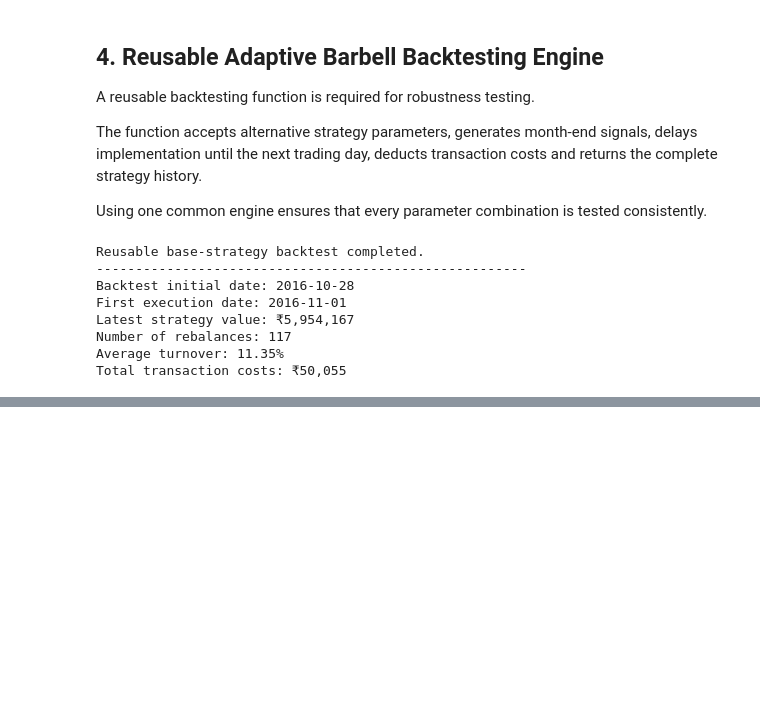
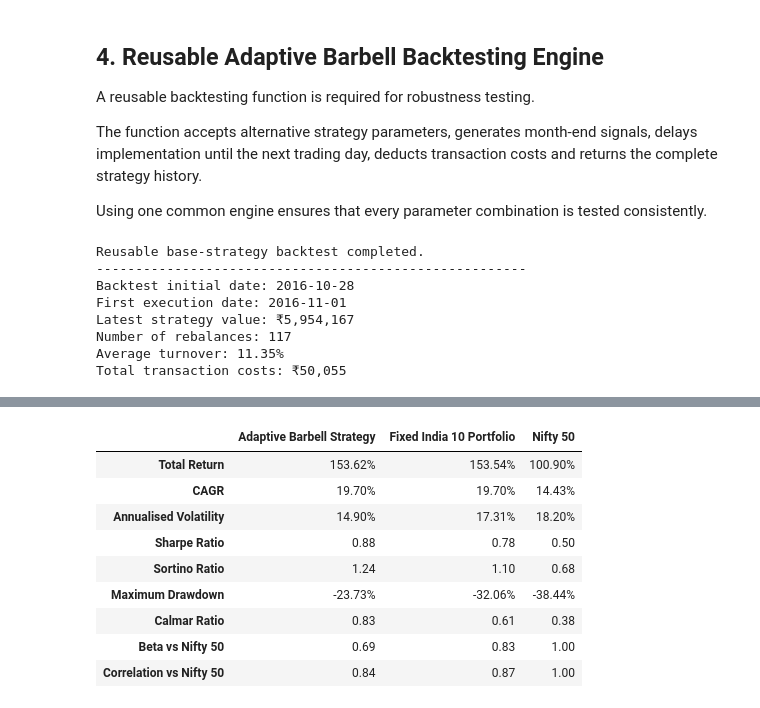
Before and after one commit to Rohil121/bharat-portfolio-lab, a Jupyter notebook: notebooks/03_robustness_testing.ipynb, the cells around one changed output, grey strips where cells are left out. Cells and saved outputs as stored; diff of their text form; code cells hidden in the pictures; blank space fills up the shorter version.

```diff
--- a/notebooks/03_robustness_testing.ipynb
+++ b/notebooks/03_robustness_testing.ipynb
@@ -1125,0 +1502,73 @@ Total transaction costs: ₹50,055
+# %%
+def format_metrics_table(metrics_table):
+
+    selected_metrics = metrics_table.loc[
+        [
+            "Total Return",
+            "CAGR",
+            "Annualised Volatility",
+            "Sharpe Ratio",
+            "Sortino Ratio",
+            "Maximum Drawdown",
+            "Calmar Ratio",
+            "Beta vs Nifty 50",
+            "Correlation vs Nifty 50",
+        ]
+    ].copy()
+
+    formatted_table = (
+        selected_metrics
+        .copy()
+        .astype(object)
+    )
+
+    percentage_metrics = [
+        "Total Return",
+        "CAGR",
+        "Annualised Volatility",
+        "Maximum Drawdown",
+    ]
+
+    ratio_metrics = [
+        "Sharpe Ratio",
+        "Sortino Ratio",
+        "Calmar Ratio",
+        "Beta vs Nifty 50",
+        "Correlation vs Nifty 50",
+    ]
+
+    for column in formatted_table.columns:
+
+        for metric in percentage_metrics:
+            formatted_table.loc[
+                metric,
+                column,
+            ] = (
+                f"{selected_metrics.loc[metric, column]:.2%}"
+            )
+
+        for metric in ratio_metrics:
+            formatted_table.loc[
+                metric,
+                column,
+            ] = (
+                f"{selected_metrics.loc[metric, column]:.2f}"
+            )
+
+    return formatted_table
+
+
+print("Development-Period Performance")
+display(
+    format_metrics_table(
+        development_metrics
+    )
+)
+
+print("Out-of-Sample Performance")
+display(
+    format_metrics_table(
+        out_of_sample_metrics
+    )
+)
+# %% [output]
@@ -1125,0 +1576,10 @@ Total transaction costs: ₹50,055
+|  | Adaptive Barbell Strategy | Fixed India 10 Portfolio | Nifty 50 |
+| Total Return | 153.62% | 153.54% | 100.90% |
+| CAGR | 19.70% | 19.70% | 14.43% |
+| Annualised Volatility | 14.90% | 17.31% | 18.20% |
+| Sharpe Ratio | 0.88 | 0.78 | 0.50 |
+| Sortino Ratio | 1.24 | 1.10 | 0.68 |
+| Maximum Drawdown | -23.73% | -32.06% | -38.44% |
+| Calmar Ratio | 0.83 | 0.61 | 0.38 |
+| Beta vs Nifty 50 | 0.69 | 0.83 | 1.00 |
+| Correlation vs Nifty 50 | 0.84 | 0.87 | 1.00 |
```
Also changed, not shown: parts of 7 cells of this notebook.
